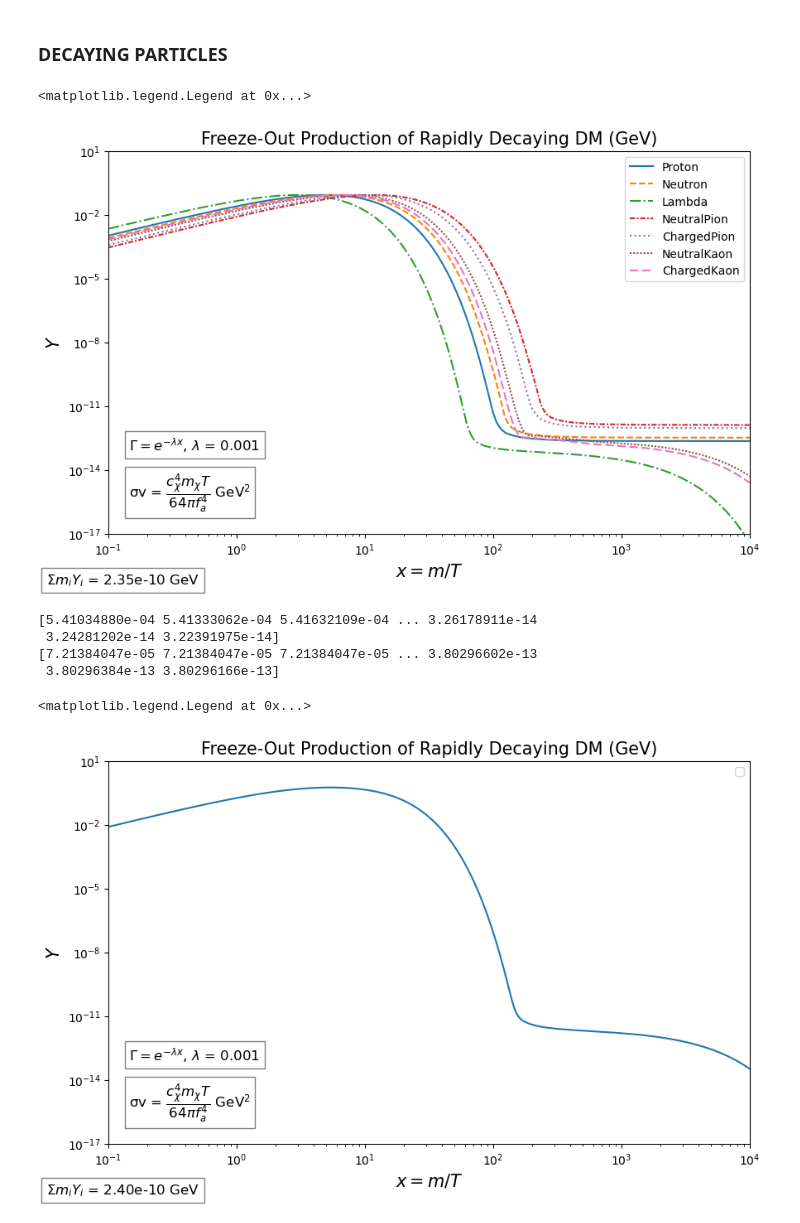
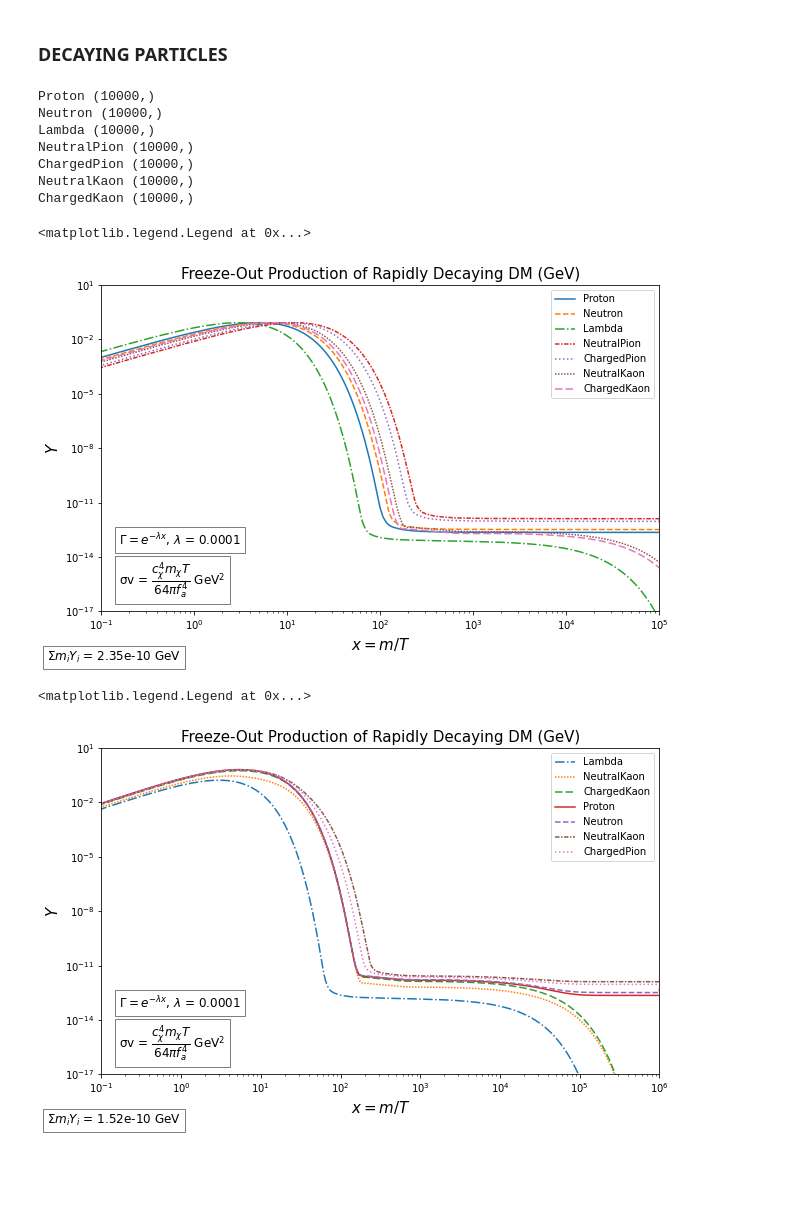
Before and after one commit to IgalPress/Thesis, a Jupyter notebook: FreezeOutCode.ipynb, the cells around one changed output. Cells and saved outputs as stored; diff of their text form; code cells hidden in the pictures; blank space fills up the shorter version.

Commit message:
COUPLED BOLTZMANN EQUATION FIXED

```diff
--- a/FreezeOutCode.ipynb
+++ b/FreezeOutCode.ipynb
@@ -73,10 +73,7 @@ FreezeOutNumber = np.array([])
 masses = np.array([])
 
 for particle in particles:
-    cross_section = particle_cross_sections.get(particle, 1)
     mass = particle_mass.get(particle, 1)
-
-    #k = fkpractice(x,particle)
 
     sol = integrate.solve_ivp(
         lambda x, logY: dYdx_logdynamic(x, logY, particle),
@@ -89,11 +86,8 @@ for particle in particles:
         jac = None
     )
 
-    #print(sol.y)
     # Convert back from log space
     Y_values = np.exp(sol.y[0])
-
-    print(f'Frozen-out value of {particle} with sigma = {cross_section}, and mass = {mass} GeV is {Y_values[-1]}')
 
     plt.loglog(sol.t, Y_values, label=f'{particle}',linestyle=linestyles.get(particle, "-"))
 
@@ -132,7 +119,7 @@ Frozen-out value of ChargedKaon with sigma = 1e-05, and mass = 90 GeV is 2.17790
 # Integration setup
 particles = ["Proton", "Neutron", "Lambda", "NeutralPion", "ChargedPion", "NeutralKaon", "ChargedKaon"]
 
-x_min, x_max = 1e-2, 1E4
+x_min, x_max = 1e-2, 1e5
 x_eval = np.logspace(np.log10(x_min), np.log10(x_max), 10000)
 
 # Plot equilibrium abundance
@@ -145,10 +132,7 @@ FreezeOutNumber = np.array([])
 masses = np.array([])
 
 for particle in particles:
-    cross_section = particle_cross_sections.get(particle, 1)
     mass = particle_mass.get(particle, 1)
-
-    #k = fkpractice(x,particle)
 
     sol = integrate.solve_ivp(
         lambda x, logY: dYdx_logdynamic(x, logY, particle),
@@ -167,9 +151,11 @@ for particle in particles:
     if particle in ("Lambda", "NeutralKaon", "ChargedKaon"):
         Y_values_decay = Y_values*AvgDecayRate(x_eval)
         plt.loglog(sol.t, Y_values_decay, label=f'{particle}',linestyle=linestyles.get(particle, "-"))
+        print(particle, np.shape(Y_values_decay))
 
     else:
         plt.loglog(sol.t, Y_values, label=f'{particle}',linestyle=linestyles.get(particle, "-"))
+        print(particle, np.shape(Y_values))
 
     FreezeOutNumber = np.append(FreezeOutNumber, Y_values[-1])
     masses = np.append(masses, mass)
@@ -190,13 +176,20 @@ plt.title('Freeze-Out Production of Rapidly Decaying DM (GeV)', size= 15)
 plt.legend()
 #plt.savefig('RapidlyDecayingFreezeOut.png', facecolor = 'w')
 # %% [output]
-<matplotlib.legend.Legend at 0x...>
+Proton (10000,)
+Neutron (10000,)
+Lambda (10000,)
+NeutralPion (10000,)
+ChargedPion (10000,)
+NeutralKaon (10000,)
+ChargedKaon (10000,)
+<matplotlib.legend.Legend at 0x...>
-[figure, old version]
+[figure, new version]
 # %%
 # Integration setup
 particles = ["Proton", "Neutron", "NeutralPion", "ChargedPion","Lambda", "NeutralKaon", "ChargedKaon"]
 
-x_min, x_max = 1e-2, 1E4
+x_min, x_max = 1e-2, 1e6
 x_eval = np.logspace(np.log10(x_min), np.log10(x_max), 10000)
 
 # Plot equilibrium abundance
@@ -206,20 +199,24 @@ plt.figure(figsize=(10, 6))
 
 
 FreezeOutNumber = np.zeros((len(particles), len(x_eval)))
-
+Y_values_array = []
 masses = np.array([])
 
 for particle in particles:
+    mass = particle_mass.get(particle, 1)
+
     sol = integrate.solve_ivp(
-        lambda x, logY: dYdx_logdynamicWithDecays(x, logY, particle),
+        lambda x, logY: dYdx_logdynamic(x, logY, particle),
         (x_min, x_max),
         [np.log(np.array(Y_EQ(x_min, particle)))],
         method='BDF',
         t_eval=x_eval,
-        rtol=1e-3,
-        atol=1e-3
+        rtol=1e-2,
+        atol=1e-2,
+        jac = None
     )
 
+    # Convert back from log space
     Y_values = np.exp(sol.y[0])
 
     if particle in decay_products:
@@ -233,57 +230,47 @@ for particle in particles:
                 initial_Neutron_abundance = FreezeOutNumber[particles.index("Neutron")].copy()
                 initial_NeutralPion_abundance = FreezeOutNumber[particles.index("NeutralPion")].copy()
                 initial_ChargedPion_abundance = FreezeOutNumber[particles.index("ChargedPion")].copy()
 
                 FreezeOutNumber[particles.index("Proton")] += 0.5 * Y_values_decay
                 FreezeOutNumber[particles.index("Neutron")] += 0.5 * Y_values_decay
                 FreezeOutNumber[particles.index("NeutralPion")] += 0.5 * Y_values_decay
                 FreezeOutNumber[particles.index("ChargedPion")] += 0.5 * Y_values_decay
 
-                final_Proton_abundance = FreezeOutNumber[particles.index("Proton")]
-                final_Neutron_abundance = FreezeOutNumber[particles.index("Neutron")]
-                final_NeutralPion_abundance = FreezeOutNumber[particles.index("NeutralPion")]
-                final_ChargedPion_abundance = FreezeOutNumber[particles.index("ChargedPion")]
+        plt.loglog(sol.t, FreezeOutNumber[idx, :], label=f'{particle}',linestyle=linestyles.get(particle, "-"))
 
-        #plt.loglog(sol.t, FreezeOutNumber[idx, :], label=f'{particle}',linestyle=linestyles.get(particle, "-"))
-
-    #else:
-        #plt.loglog(sol.t, Y_values, label=f'{particle}',linestyle=linestyles.get(particle, "-"))
-
+    Y_values_array.append(Y_values)
     FreezeOutNumber[1, -1] = Y_values[-1]
     masses = np.append(masses, mass)
 
-Final_Proton_abundance = FreezeOutNumber[particles.index('Proton')] + final_Proton_abundance
-print(final_Proton_abundance)
-print(Y_values)
-plt.loglog(x_eval, FreezeOutNumber[particles.index('Proton')])
-#plt.loglog(x_eval, Final_Proton_abundance, label = 'Proton')
-#for Final_Products in (final_Proton_abundance, final_Neutron_abundance, final_NeutralPion_abundance, final_ChargedPion_abundance):
-#        print(f'particle = {particle}: {np.shape(Final_Products)}')
 
-#print(np.shape(FreezeOutNumber))
+Total_Proton = FreezeOutNumber[particles.index("Proton")] + Y_values_array[particles.index('Proton')]
+Total_Neutron = FreezeOutNumber[particles.index("Neutron")] + Y_values_array[particles.index('Neutron')]
+Total_NeutralPion = FreezeOutNumber[particles.index("NeutralPion")] + Y_values_array[particles.index('NeutralPion')]
+Total_ChargedPion = FreezeOutNumber[particles.index("ChargedPion")] + Y_values_array[particles.index('ChargedPion')]
+
+plt.loglog(x_eval, Total_Proton, label = 'Proton', linestyle = '-')
+plt.loglog(x_eval, Total_Neutron, label = 'Neutron', linestyle = '--')
+plt.loglog(x_eval, Total_NeutralPion, label = 'NeutralKaon', linestyle = (0,(3,1,1,1)))
+plt.loglog(x_eval, Total_ChargedPion, label = 'ChargedPion', linestyle = ':')
 
 #print('masses = ', masses)
 #print('fz', FreezeOutNumber)
 #print(f'Σm_i*Y_i = {np.sum(np.multiply(masses,FreezeOutNumber))} GeV')
 
 plt.gcf().text(0.15, 0.15, r"σv = $\dfrac{c_{χ}^{4} m_χT}{64πf_a^4} $ GeV$^{2}$", fontsize=12, ha='left', va='bottom', bbox=dict(facecolor='white', alpha=0.5))
 plt.gcf().text(0.15, 0.27, rf"$\Gamma = e^{{-\lambda x}}$, $\lambda$ = {DecayConstant}", fontsize=12, ha='left', va='bottom', bbox=dict(facecolor='white', alpha=0.5))
 plt.gcf().text(0.05, 0.001, rf"$\Sigma m_{{i}}Y_{{i}}$ = {format(np.sum(np.multiply(masses, FreezeOutNumber[1,-1])), '.2e')} GeV", fontsize=12, ha='left', va='bottom', bbox=dict(facecolor='white', alpha=0.5))
 
 plt.ylim(1E-17,10)
 plt.xlim(0.1,x_max)
 plt.xlabel('$x = m/T$', size= 15)
 plt.ylabel('$Y$', size= 15)
 plt.title('Freeze-Out Production of Rapidly Decaying DM (GeV)', size= 15)
 plt.legend()
-#plt.savefig('RapidlyDecayingFreezeOut.png', facecolor = 'w')
+#plt.savefig('CoupledFreezeOut.png', facecolor = 'w')
 # %% [output]
-[5.41034880e-04 5.41333062e-04 5.41632109e-04 ... 3.26178911e-14
- 3.24281202e-14 3.22391975e-14]
-[7.21384047e-05 7.21384047e-05 7.21384047e-05 ... 3.80296602e-13
- 3.80296384e-13 3.80296166e-13]
+<matplotlib.legend.Legend at 0x...>
-<matplotlib.legend.Legend at 0x...>
-[figure, old version]
+[figure, new version]
 # %%
 import matplotlib.pyplot as plt
 
```
Also changed, not shown: parts of 5 cells of this notebook, 3 other files.
